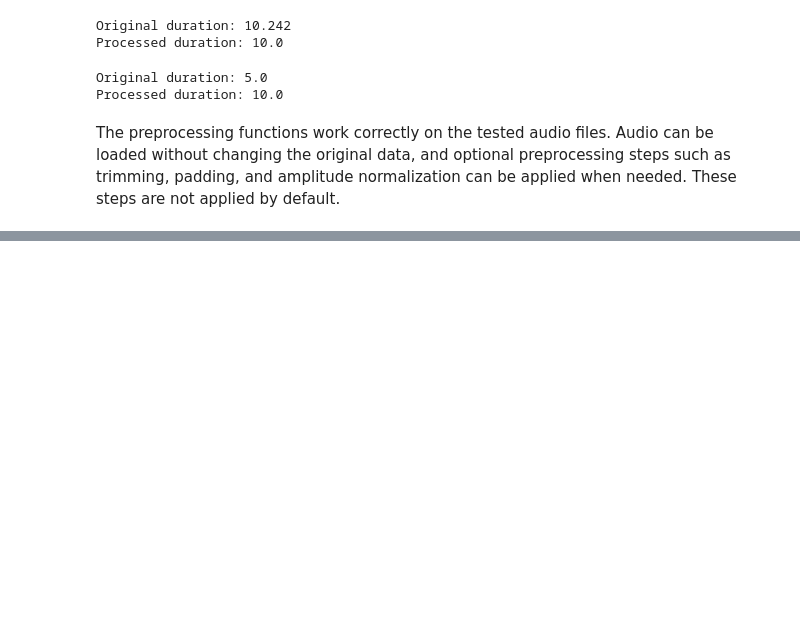
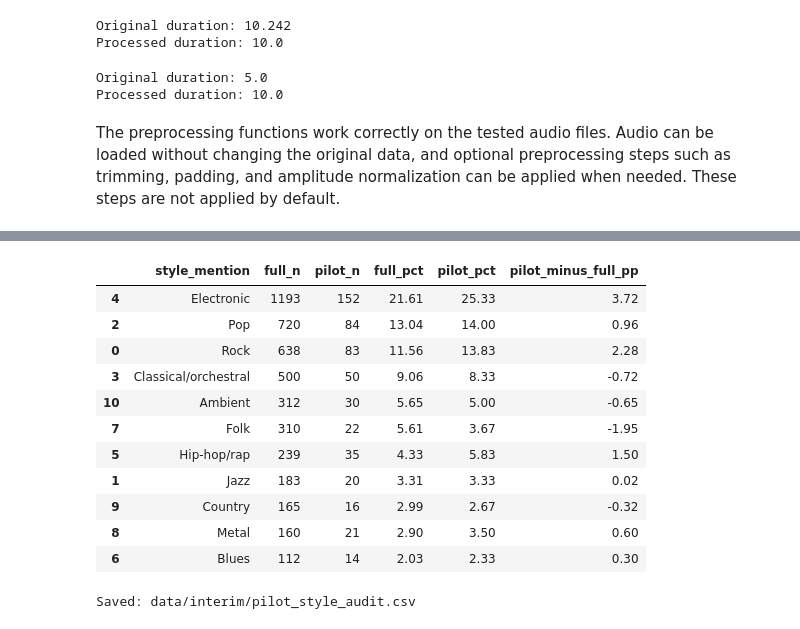
Before and after one commit to Olenadovb/AI-vs-Original-Music-Classification, a Jupyter notebook: notebooks/01-data-exploration.ipynb, the cells around one changed output, grey strips where cells are left out. Saved outputs shown, nothing was run; the diff lists cells and outputs as text; code cells hidden in the pictures; blank space fills up the shorter version.

```diff
--- a/notebooks/01-data-exploration.ipynb
+++ b/notebooks/01-data-exploration.ipynb
@@ -349,0 +388,51 @@ The preprocessing functions work correctly on the tested audio files. Audio can
+# %%
+import re
+
+style_patterns = {
+    "Rock": r"\brock\b",
+    "Jazz": r"\bjazz\b",
+    "Pop": r"\bpop\b",
+    "Classical/orchestral": r"\b(?:classical|orchestral|orchestra|symphony)\b",
+    "Electronic": r"\b(?:electronic|edm|techno|house music|synth)\b",
+    "Hip-hop/rap": r"\b(?:hip[- ]?hop|rap)\b",
+    "Blues": r"\bblues\b",
+    "Folk": r"\bfolk\b",
+    "Metal": r"\bmetal\b",
+    "Country": r"\bcountry\b",
+    "Ambient": r"\bambient\b",
+}
+text = (full_tracks["caption"].fillna("") + " " +
+        full_tracks["aspect_list"].fillna("")).str.casefold()
+
+style_rows = []
+for style, pattern in style_patterns.items():
+    hits = text.str.contains(pattern, regex=True)
+    full_pct = 100 * hits.mean()
+    pilot_pct = 100 * hits[full_tracks["is_pilot"]].mean()
+    style_rows.append({
+        "style_mention": style,
+        "full_n": int(hits.sum()),
+        "pilot_n": int(hits[full_tracks["is_pilot"]].sum()),
+        "full_pct": round(full_pct, 2),
+        "pilot_pct": round(pilot_pct, 2),
+        "pilot_minus_full_pp": round(pilot_pct - full_pct, 2),
+    })
+style_audit = pd.DataFrame(style_rows).sort_values("full_n", ascending=False)
+display(style_audit)
+
+style_audit.to_csv(base / "interim/pilot_style_audit.csv", index=False)
+print("Saved: data/interim/pilot_style_audit.csv")
+# %% [output]
+|  | style_mention | full_n | pilot_n | full_pct | pilot_pct | pilot_minus_full_pp |
+| 4 | Electronic | 1193 | 152 | 21.61 | 25.33 | 3.72 |
+| 2 | Pop | 720 | 84 | 13.04 | 14.00 | 0.96 |
+| 0 | Rock | 638 | 83 | 11.56 | 13.83 | 2.28 |
+| 3 | Classical/orchestral | 500 | 50 | 9.06 | 8.33 | -0.72 |
+| 10 | Ambient | 312 | 30 | 5.65 | 5.00 | -0.65 |
+| 7 | Folk | 310 | 22 | 5.61 | 3.67 | -1.95 |
+| 5 | Hip-hop/rap | 239 | 35 | 4.33 | 5.83 | 1.50 |
+| 1 | Jazz | 183 | 20 | 3.31 | 3.33 | 0.02 |
+| 9 | Country | 165 | 16 | 2.99 | 2.67 | -0.32 |
+| 8 | Metal | 160 | 21 | 2.90 | 3.50 | 0.60 |
+| 6 | Blues | 112 | 14 | 2.03 | 2.33 | 0.30 |
+Saved: data/interim/pilot_style_audit.csv
```
Also changed, not shown: parts of 3 cells of this notebook, 2 other files.
